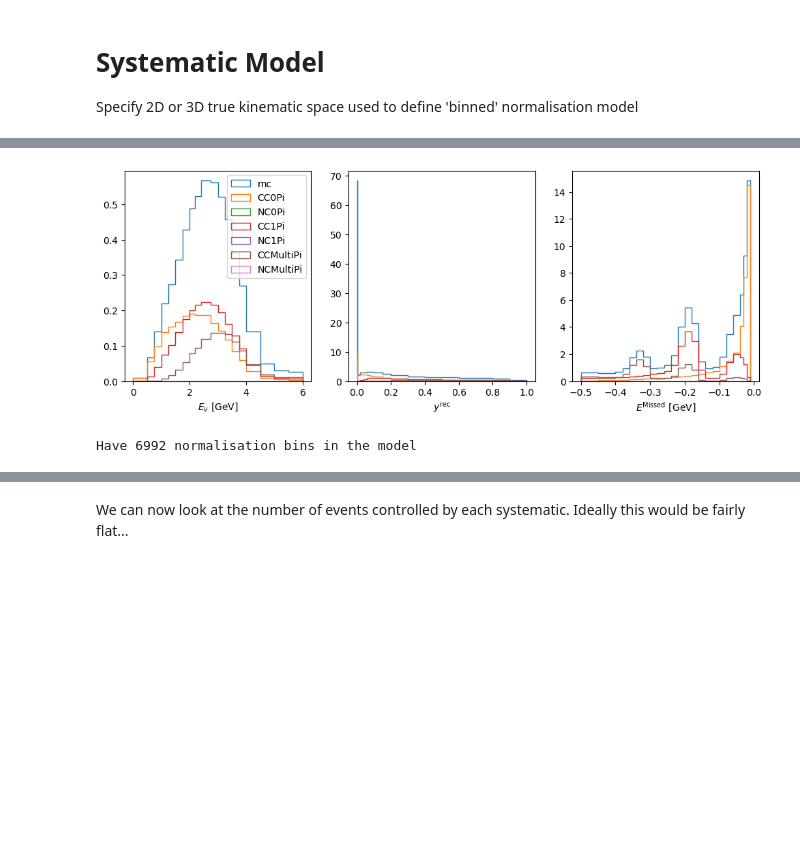
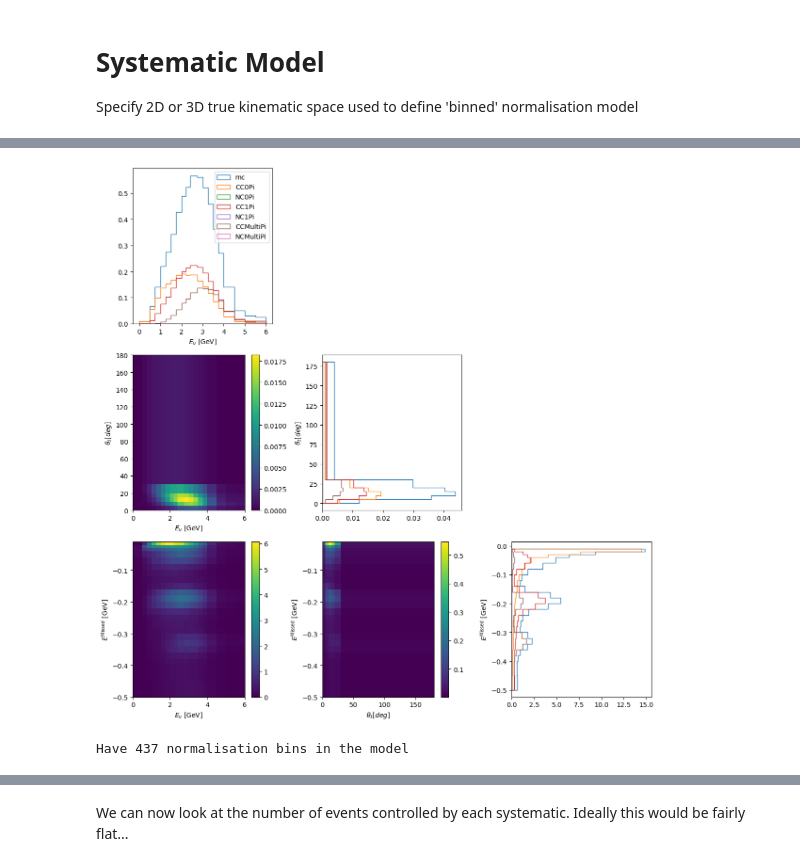
Before and after one commit to luketpickering/lbltoymodel, a Jupyter notebook: toyana.ipynb, the cells around one changed output, grey strips where cells are left out. Saved outputs shown, nothing was run; the diff lists cells and outputs as text; code cells hidden in the pictures; blank space fills up the shorter version.

```diff
--- a/toyana.ipynb
+++ b/toyana.ipynb
@@ -55,6 +59,7 @@ evf = pn.EventFrameGen(gevs).filter(pn.pps.ext.isCC) \
     .add_column("q3",pn.pps.ext.q3lep_GeV) \
     .add_column("W",invariant_hadronic_mass) \
     .add_column("plep",pn.pps.ext.plep_GeV) \
+    .add_column("thetalep", pn.pps.ext.thetalep_deg) \
     .add_column("EHadAv_Mnv",EHadAv_Mnv) \
     .add_column("wosc", wnf5_disp.calc_weight)
 
@@ -115,7 +118,5 @@ NuWro FATX = 4.632271844767111 cm^2 10^-38 /N
 # %%
-import matplotlib.pyplot as plt
-
-def plot(xbins, ybins, doosc=False):
+def eventrate_per_topo(xbins, ybins, doosc=False):
     fig, axes = plt.subplots(2,2, figsize=(8,8))
 
     hist = pn.HistFrame(pn.Binning.lin_spaceND([xbins[1],ybins[1]],[xbins[2],ybins[2]]), "CC+NC Inc")
@@ -129,24 +130,21 @@ def plot(xbins, ybins, doosc=False):
     hist = hist.finalise()
     hist = hist.scale(gnorm.fatx_per_sumweights())
 
-    hist.mpl().colormesh(column="CC+NC Inc",plot_axis=axes[0][0])
+    cm = hist.mpl().colormesh(column="CC+NC Inc",plot_axis=axes[0][0])
+    plt.gcf().colorbar(cm, ax=axes[0][0])
     axes[0][0].text(xbins[1][1]*0.2,ybins[1][1] * 0.85,"Inclusive",color="white", size="xx-large")
 
-    hist.mpl().colormesh(column="CC0Pi",plot_axis=axes[0][1])
+    cm = hist.mpl().colormesh(column="CC0Pi",plot_axis=axes[0][1])
+    plt.gcf().colorbar(cm, ax=axes[0][1])
     axes[0][1].text(xbins[1][1]*0.2,ybins[1][1] * 0.85,r"No $\pi$",color="white", size="xx-large")
 
-    hist.mpl().colormesh(column="CC1Pi",plot_axis=axes[1][0])
+    cm = hist.mpl().colormesh(column="CC1Pi",plot_axis=axes[1][0])
+    plt.gcf().colorbar(cm, ax=axes[1][0])
     axes[1][0].text(xbins[1][1]*0.2,ybins[1][1] * 0.85,r"Single $\pi$",color="white", size="xx-large")
 
-    hist.mpl().colormesh(column="CCMultiPi",plot_axis=axes[1][1])
+    cm = hist.mpl().colormesh(column="CCMultiPi",plot_axis=axes[1][1])
+    plt.gcf().colorbar(cm, ax=axes[1][1])
     axes[1][1].text(xbins[1][1]*0.2,ybins[1][1] * 0.85,r"Multiple $\pi$",color="white", size="xx-large")
 
     fig.tight_layout()
     fig.show()
-
-# plot(["enu", [0,5,100], r"$E_\nu$ [GeV]"], ["plep", [0,5,100], r"$p_\ell$ [GeV/$c$]"], False)
-# plot(["ERecBias", [-0.2,0.2,40], r"ERecBias"], ["enu", [0,5,100], r"$E_\nu$ [GeV]"], False)
-plot(["plep", [0,5,100], r"$p_\ell$ [GeV/$c$]"], ["EHadAv_Mnv", [0,5,100], r"$E_\mathrm{had}^\mathrm{rec}$ [GeV]"], True)
-plot(["ERec", [0,6,100], r"$E^\mathrm{rec}$ [GeV]"], ["plep", [0,5,100], r"$p_\ell$ [GeV/$c$]"], True)
-
-# plot(["enu", [0,5,100], r"$E_\nu$ [GeV]"],["ERec", [0,5,100], r"$E^\mathrm{rec}$ [GeV]"], True)
@@ -287,18 +366,18 @@ class model:
 # %%
 test3Dmodel = model()
 test3Dmodel.add_axis("enu",
                      pn.Binning.contiguous(
                          [0,0.5,0.75,1,1.25,1.5,1.75,2,2.2,2.4,2.75,3,3.25,3.5,3.75,4,4.5,5,5.5,6],
                          r"$E_\nu$ [GeV]"))
-test3Dmodel.add_axis("YRec",
-                     pn.Binning.contiguous([0,0.0005,0.02,0.04,0.06,0.08,0.1,0.15,0.2,0.3,0.4,0.5,0.6,0.7,0.8,0.9,1],
-                                           r"$y^\mathrm{rec}$"))
+test3Dmodel.add_axis("thetalep",
+                     pn.Binning.contiguous([0,5,10,15,20,30,180],
+                                           r"$\theta_\ell [deg]$"))
 test3Dmodel.add_axis("ERecMissed",
                      pn.Binning.contiguous(
                          list(reversed([-0.01,-0.02,-0.03,-0.04,-0.06,-0.08,-0.1,-0.12,-0.14,-0.16,-0.18,
                                         -0.2,-0.22,-0.24,-0.26,-0.28,-0.3,-0.32,-0.34,-0.36,-0.38,-0.4,-0.45,-0.5]))
                          ,r"$E^\mathrm{Missed}$ [GeV]"))
 
 test3Dmodel.plot(ef)
 # %% [output]
-[figure, old version]
+[figure, new version]
@@ -305,7 +386,7 @@ test3Dmodel.plot(ef)
 # %%
-systbins = test3Dmodel.systbins()
+systbins = mymodel.systbins()
 nsyst = len(systbins.bins)
 print(f"Have {nsyst} normalisation bins in the model")
 # %% [output]
-Have 6992 normalisation bins in the model
+Have 437 normalisation bins in the model
 # %%
```
Also changed, not shown: parts of 66 cells of this notebook.
